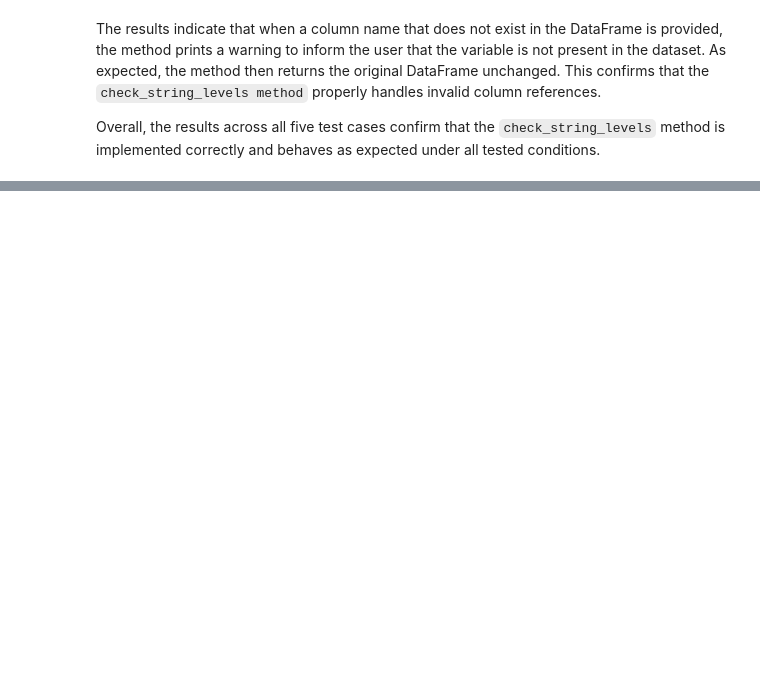
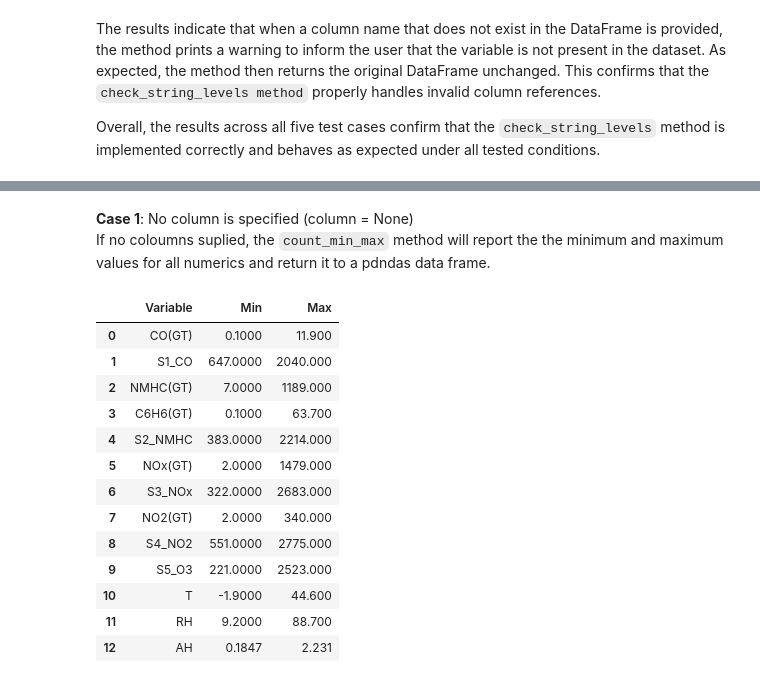
Before and after one commit to hzhoujoy/ST554_Project2, a Jupyter notebook: project2.ipynb, the cells around one changed output, grey strips where cells are left out. Cells and saved outputs as stored; diff of their text form; code cells hidden in the pictures; blank space fills up the shorter version.

Commit message:
update check_min_max method

```diff
--- a/project2.ipynb
+++ b/project2.ipynb
@@ -492,0 +617,20 @@ Overall, the results across all five test cases confirm that the `check_string_l
+# %%
+# 1) Parse the string to a DateType column
+# - 'M/d/yyyy' handles single-digit months/days
+df1 = sql_air.withColumn("parsed_date", F.to_date(F.col("Date"), "M/d/yyyy"))
+
+# 2) Derive month (1-12)
+df2 = df1.withColumn("month_num", F.month("parsed_date"))
+
+# 3) Map month to season
+df3 = df2.withColumn(
+    "season",
+    F.when(F.col("month_num").isin(12, 1, 2), F.lit("Winter"))
+     .when(F.col("month_num").isin(3, 4, 5), F.lit("Spring"))
+     .when(F.col("month_num").isin(6, 7, 8), F.lit("Summer"))
+     .when(F.col("month_num").isin(9, 10, 11), F.lit("Fall"))
+     .otherwise(F.lit(None))  # stays NULL if date couldn't be parsed
+)
+# Corrected: Pass column names as separate arguments to .drop()
+df3 = df3.drop('Time',"month_num", 'parsed_date')
+df3.show(5)
@@ -492,0 +653,38 @@ Overall, the results across all five test cases confirm that the `check_string_l
+# %% [markdown]
+**Case 1**: No column is specified (column = None)
+If no coloumns suplied, the `count_min_max` method will report the  the minimum and maximum values for all numerics and return it to a pdndas data frame.
+# %%
+#create an instance of the SparkDataCheck class using df DataFrame
+df3_check = my_class.SparkDataCheck(df3)
+#case 1: no column is specificed
+check = df3_check.count_min_max(column = None)
+# %%
+#The check object from the previous output contains min/max for all numeric columns in a single row.
+#We will transform it to have one variable per row.
+result_list = []
+for col in check.columns:
+    if col.startswith('min_'):
+        variable_name = col.replace('min_', '')
+        max_col_name = 'max_' + variable_name
+        if max_col_name in check.columns:
+            min_val = check[col].iloc[0]
+            max_val = check[max_col_name].iloc[0]
+            result_list.append({'Variable': variable_name, 'Min': min_val, 'Max': max_val})
+
+df_reshaped = pd.DataFrame(result_list)
+display(df_reshaped)
+# %% [output]
+|  | Variable | Min | Max |
+| 0 | CO(GT) | 0.1000 | 11.900 |
+| 1 | S1_CO | 647.0000 | 2040.000 |
+| 2 | NMHC(GT) | 7.0000 | 1189.000 |
+| 3 | C6H6(GT) | 0.1000 | 63.700 |
+| 4 | S2_NMHC | 383.0000 | 2214.000 |
+| 5 | NOx(GT) | 2.0000 | 1479.000 |
+| 6 | S3_NOx | 322.0000 | 2683.000 |
+| 7 | NO2(GT) | 2.0000 | 340.000 |
+| 8 | S4_NO2 | 551.0000 | 2775.000 |
+| 9 | S5_O3 | 221.0000 | 2523.000 |
+| 10 | T | -1.9000 | 44.600 |
+| 11 | RH | 9.2000 | 88.700 |
+| 12 | AH | 0.1847 | 2.231 |
```
Also changed, not shown: parts of 35 cells of this notebook.
